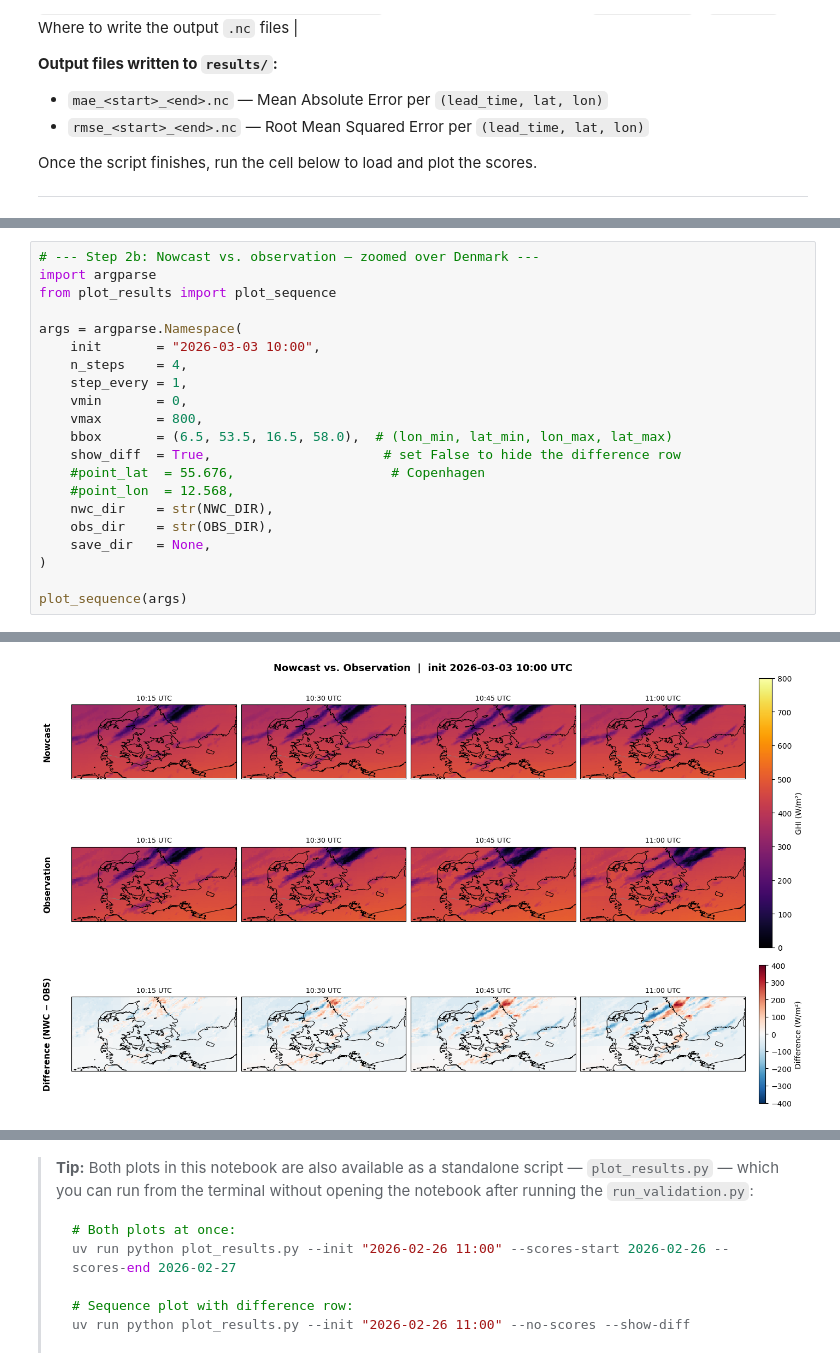
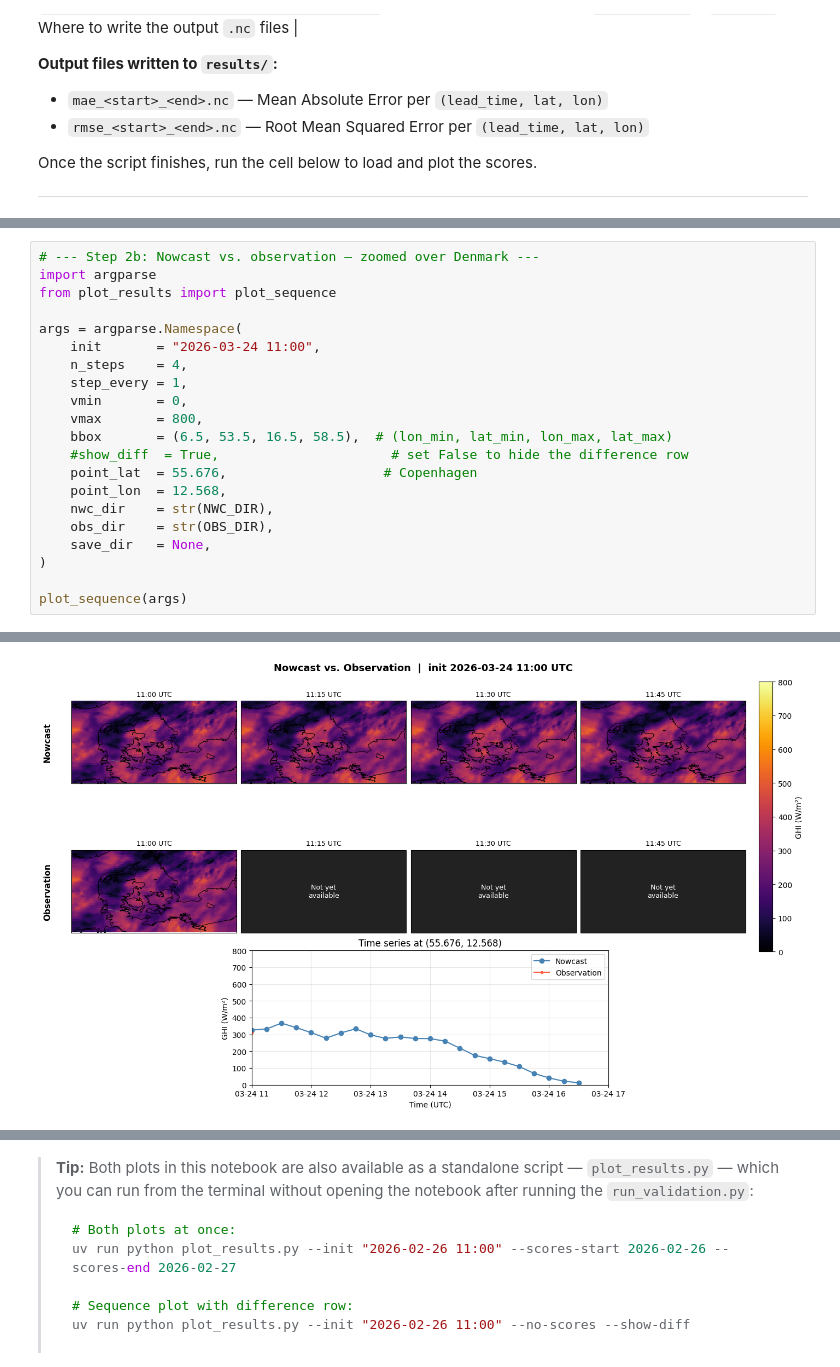
Before and after one commit to dmidk/sunflow-scores, a Jupyter notebook: notebooks/solar-nowcast-validator-notebook.ipynb, the cells around one changed output, grey strips where cells are left out. Cells and saved outputs as stored; diff of their text form.

```diff
--- a/notebooks/solar-nowcast-validator-notebook.ipynb
+++ b/notebooks/solar-nowcast-validator-notebook.ipynb
@@ -77,15 +76,15 @@ import argparse
 from plot_results import plot_sequence
 
 args = argparse.Namespace(
-    init       = "2026-03-03 10:00",
+    init       = "2026-03-24 11:00",
     n_steps    = 4,
     step_every = 1,
     vmin       = 0,
     vmax       = 800,
-    bbox       = (6.5, 53.5, 16.5, 58.0),  # (lon_min, lat_min, lon_max, lat_max)
-    show_diff  = True,                      # set False to hide the difference row
-    #point_lat  = 55.676,                    # Copenhagen
-    #point_lon  = 12.568,
+    bbox       = (6.5, 53.5, 16.5, 58.5),  # (lon_min, lat_min, lon_max, lat_max)
+    #show_diff  = True,                      # set False to hide the difference row
+    point_lat  = 55.676,                    # Copenhagen
+    point_lon  = 12.568,
     nwc_dir    = str(NWC_DIR),
     obs_dir    = str(OBS_DIR),
     save_dir   = None,
@@ -99,4 +98,4 @@ Loading observations up to 2026-03-03 16:00:00 ...
-[figure, old version]
+[figure, new version]
 # %%
 # --- Step 3: Plot scores from run_validation.py ---
 import argparse
```
Also changed, not shown: parts of 3 cells of this notebook, 22 other files.
